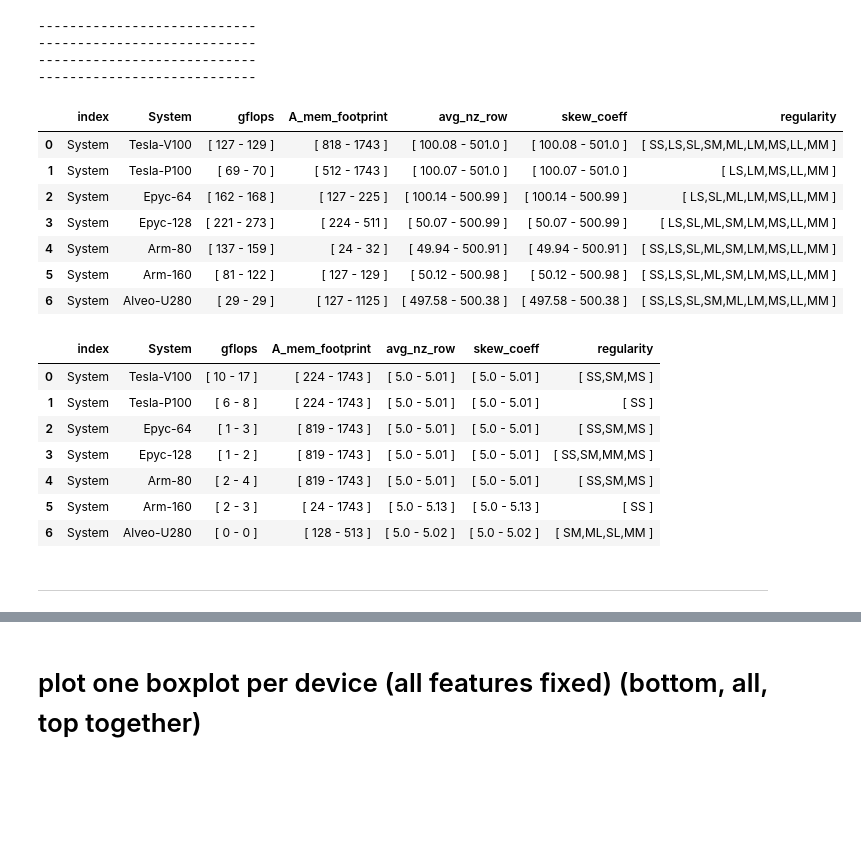
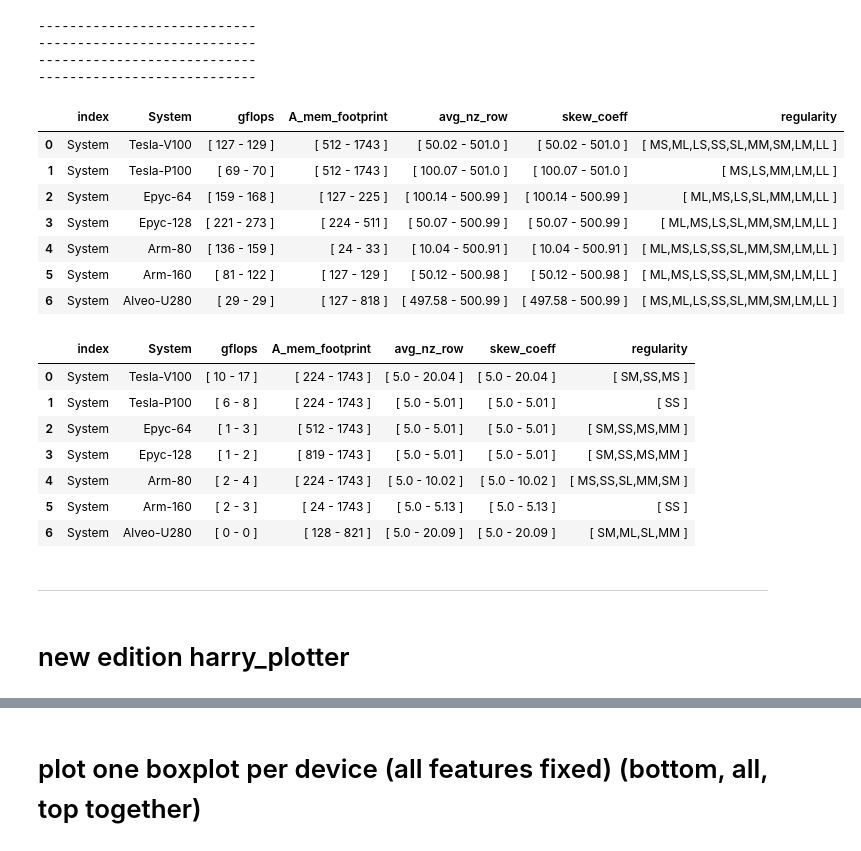
Before and after one commit to cslab-ntua/SpMV-Research, a Jupyter notebook: Pythonia/synthetic_plotter.ipynb, the cells around one changed output, grey strips where cells are left out. Drawn from its saved outputs; the diff is of its cells as text; code cells hidden in the pictures; blank space fills up the shorter version.

```diff
--- a/Pythonia/synthetic_plotter.ipynb
+++ b/Pythonia/synthetic_plotter.ipynb
@@ -748,25 +836,25 @@ avg_nz_row distribution in dataset
 # %%
-    group_top1_metadata
+    group_good1_metadata
 # %% [output]
 |  | index | System | gflops | A_mem_footprint | avg_nz_row | skew_coeff | regularity |
-| 0 | System | Tesla-V100 | [ 127 - 129 ] | [ 818 - 1743 ] | [ 100.08 - 501.0 ] | [ 100.08 - 501.0 ] | [ SS,LS,SL,SM,ML,LM,MS,LL,MM ] |
-| 1 | System | Tesla-P100 | [ 69 - 70 ] | [ 512 - 1743 ] | [ 100.07 - 501.0 ] | [ 100.07 - 501.0 ] | [ LS,LM,MS,LL,MM ] |
-| 2 | System | Epyc-64 | [ 162 - 168 ] | [ 127 - 225 ] | [ 100.14 - 500.99 ] | [ 100.14 - 500.99 ] | [ LS,SL,ML,LM,MS,LL,MM ] |
-| 3 | System | Epyc-128 | [ 221 - 273 ] | [ 224 - 511 ] | [ 50.07 - 500.99 ] | [ 50.07 - 500.99 ] | [ LS,SL,ML,SM,LM,MS,LL,MM ] |
-| 4 | System | Arm-80 | [ 137 - 159 ] | [ 24 - 32 ] | [ 49.94 - 500.91 ] | [ 49.94 - 500.91 ] | [ SS,LS,SL,ML,SM,LM,MS,LL,MM ] |
-| 5 | System | Arm-160 | [ 81 - 122 ] | [ 127 - 129 ] | [ 50.12 - 500.98 ] | [ 50.12 - 500.98 ] | [ SS,LS,SL,ML,SM,LM,MS,LL,MM ] |
-| 6 | System | Alveo-U280 | [ 29 - 29 ] | [ 127 - 1125 ] | [ 497.58 - 500.38 ] | [ 497.58 - 500.38 ] | [ SS,LS,SL,SM,ML,LM,MS,LL,MM ] |
+| 0 | System | Tesla-V100 | [ 127 - 129 ] | [ 512 - 1743 ] | [ 50.02 - 501.0 ] | [ 50.02 - 501.0 ] | [ MS,ML,LS,SS,SL,MM,SM,LM,LL ] |
+| 1 | System | Tesla-P100 | [ 69 - 70 ] | [ 512 - 1743 ] | [ 100.07 - 501.0 ] | [ 100.07 - 501.0 ] | [ MS,LS,MM,LM,LL ] |
+| 2 | System | Epyc-64 | [ 159 - 168 ] | [ 127 - 225 ] | [ 100.14 - 500.99 ] | [ 100.14 - 500.99 ] | [ ML,MS,LS,SL,MM,LM,LL ] |
+| 3 | System | Epyc-128 | [ 221 - 273 ] | [ 224 - 511 ] | [ 50.07 - 500.99 ] | [ 50.07 - 500.99 ] | [ ML,MS,LS,SL,MM,SM,LM,LL ] |
+| 4 | System | Arm-80 | [ 136 - 159 ] | [ 24 - 33 ] | [ 10.04 - 500.91 ] | [ 10.04 - 500.91 ] | [ ML,MS,LS,SS,SL,MM,SM,LM,LL ] |
+| 5 | System | Arm-160 | [ 81 - 122 ] | [ 127 - 129 ] | [ 50.12 - 500.98 ] | [ 50.12 - 500.98 ] | [ ML,MS,LS,SS,SL,MM,SM,LM,LL ] |
+| 6 | System | Alveo-U280 | [ 29 - 29 ] | [ 127 - 818 ] | [ 497.58 - 500.99 ] | [ 497.58 - 500.99 ] | [ MS,ML,LS,SS,SL,MM,SM,LM,LL ] |
 # %%
-    group_bottom1_metadata
+    group_bad1_metadata
 # %% [output]
 |  | index | System | gflops | A_mem_footprint | avg_nz_row | skew_coeff | regularity |
-| 0 | System | Tesla-V100 | [ 10 - 17 ] | [ 224 - 1743 ] | [ 5.0 - 5.01 ] | [ 5.0 - 5.01 ] | [ SS,SM,MS ] |
+| 0 | System | Tesla-V100 | [ 10 - 17 ] | [ 224 - 1743 ] | [ 5.0 - 20.04 ] | [ 5.0 - 20.04 ] | [ SM,SS,MS ] |
 | 1 | System | Tesla-P100 | [ 6 - 8 ] | [ 224 - 1743 ] | [ 5.0 - 5.01 ] | [ 5.0 - 5.01 ] | [ SS ] |
-| 2 | System | Epyc-64 | [ 1 - 3 ] | [ 819 - 1743 ] | [ 5.0 - 5.01 ] | [ 5.0 - 5.01 ] | [ SS,SM,MS ] |
-| 3 | System | Epyc-128 | [ 1 - 2 ] | [ 819 - 1743 ] | [ 5.0 - 5.01 ] | [ 5.0 - 5.01 ] | [ SS,SM,MM,MS ] |
-| 4 | System | Arm-80 | [ 2 - 4 ] | [ 819 - 1743 ] | [ 5.0 - 5.01 ] | [ 5.0 - 5.01 ] | [ SS,SM,MS ] |
+| 2 | System | Epyc-64 | [ 1 - 3 ] | [ 512 - 1743 ] | [ 5.0 - 5.01 ] | [ 5.0 - 5.01 ] | [ SM,SS,MS,MM ] |
+| 3 | System | Epyc-128 | [ 1 - 2 ] | [ 819 - 1743 ] | [ 5.0 - 5.01 ] | [ 5.0 - 5.01 ] | [ SM,SS,MS,MM ] |
+| 4 | System | Arm-80 | [ 2 - 4 ] | [ 224 - 1743 ] | [ 5.0 - 10.02 ] | [ 5.0 - 10.02 ] | [ MS,SS,SL,MM,SM ] |
 | 5 | System | Arm-160 | [ 2 - 3 ] | [ 24 - 1743 ] | [ 5.0 - 5.13 ] | [ 5.0 - 5.13 ] | [ SS ] |
-| 6 | System | Alveo-U280 | [ 0 - 0 ] | [ 128 - 513 ] | [ 5.0 - 5.02 ] | [ 5.0 - 5.02 ] | [ SM,ML,SL,MM ] |
+| 6 | System | Alveo-U280 | [ 0 - 0 ] | [ 128 - 821 ] | [ 5.0 - 20.09 ] | [ 5.0 - 20.09 ] | [ SM,ML,SL,MM ] |
 # %%
     duplo = 1.7
     width_duplo = duplo*width
@@ -774,6 +862,8 @@ avg_nz_row distribution in dataset
     plt.rc('figure', figsize=(width_duplo,height_duplo))
 # %% [markdown]
 ---
+# %% [markdown]
+# new edition harry_plotter
 # %%
 # 'dodge' argument explained here -> https://stackoverflow.com/questions/49078697/seaborn-boxplots-shifted-incorrectly-along-x-axis
 def harry_plotter(type, plot_df, plot_x_axis_list, plot_y_axis_list, select_str, plot_id,
```
Also changed, not shown: parts of 44 cells of this notebook.
